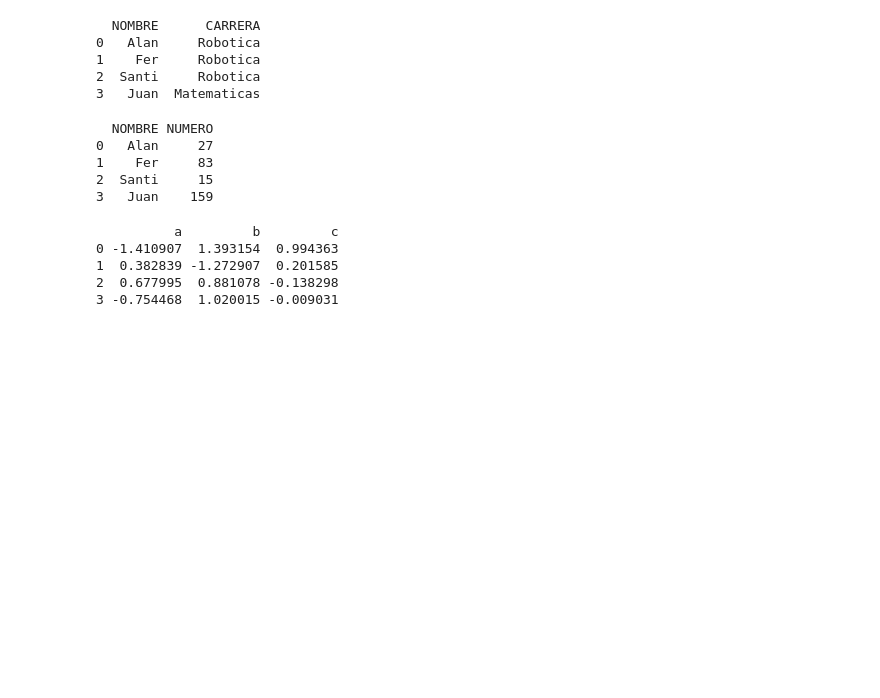
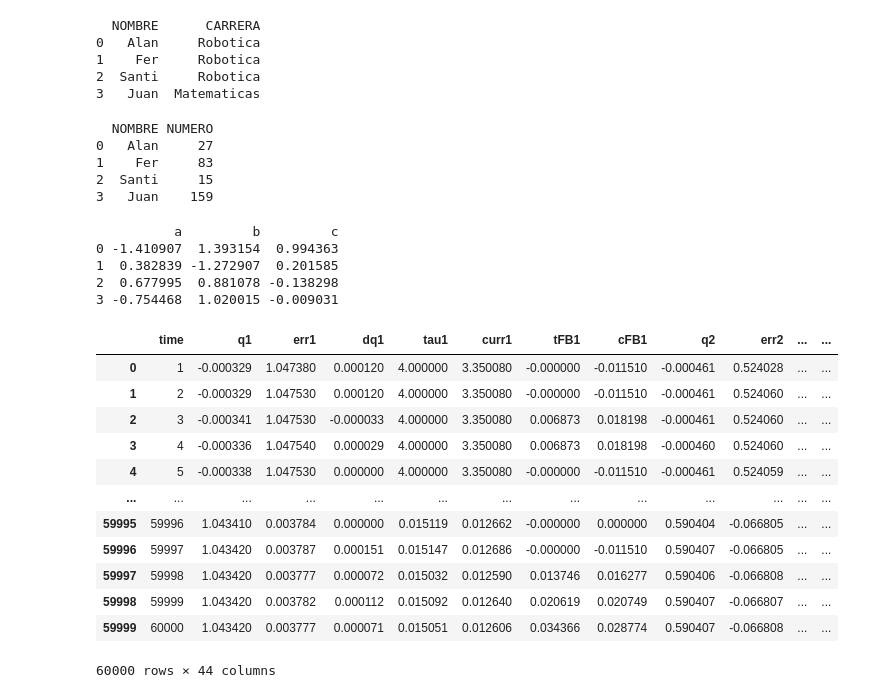
Before and after one commit to AlanDeltax/repositorio-prueba, a Jupyter notebook: PruebasPandas.ipynb, the cells around one changed output. Drawn from its saved outputs; the diff is of its cells as text; code cells hidden in the pictures; blank space fills up the shorter version.

```diff
--- a/PruebasPandas.ipynb
+++ b/PruebasPandas.ipynb
@@ -131,3 +131,20 @@ print(randomDF)
 1  0.382839 -1.272907  0.201585
 2  0.677995  0.881078 -0.138298
 3 -0.754468  1.020015 -0.009031
+# %%
+ResCon = pd.read_csv('Test 10.csv')
+ResCon
+# %% [output]
+|  | time | q1 | err1 | dq1 | tau1 | curr1 | tFB1 | cFB1 | q2 | err2 | ... | ... |
+| 0 | 1 | -0.000329 | 1.047380 | 0.000120 | 4.000000 | 3.350080 | -0.000000 | -0.011510 | -0.000461 | 0.524028 | ... | ... |
+| 1 | 2 | -0.000329 | 1.047530 | 0.000120 | 4.000000 | 3.350080 | -0.000000 | -0.011510 | -0.000461 | 0.524060 | ... | ... |
+| 2 | 3 | -0.000341 | 1.047530 | -0.000033 | 4.000000 | 3.350080 | 0.006873 | 0.018198 | -0.000461 | 0.524060 | ... | ... |
+| 3 | 4 | -0.000336 | 1.047540 | 0.000029 | 4.000000 | 3.350080 | 0.006873 | 0.018198 | -0.000460 | 0.524060 | ... | ... |
+| 4 | 5 | -0.000338 | 1.047530 | 0.000000 | 4.000000 | 3.350080 | -0.000000 | -0.011510 | -0.000461 | 0.524059 | ... | ... |
+| ... | ... | ... | ... | ... | ... | ... | ... | ... | ... | ... | ... | ... |
+| 59995 | 59996 | 1.043410 | 0.003784 | 0.000000 | 0.015119 | 0.012662 | -0.000000 | 0.000000 | 0.590404 | -0.066805 | ... | ... |
+| 59996 | 59997 | 1.043420 | 0.003787 | 0.000151 | 0.015147 | 0.012686 | -0.000000 | -0.011510 | 0.590407 | -0.066805 | ... | ... |
+| 59997 | 59998 | 1.043420 | 0.003777 | 0.000072 | 0.015032 | 0.012590 | 0.013746 | 0.016277 | 0.590406 | -0.066808 | ... | ... |
+| 59998 | 59999 | 1.043420 | 0.003782 | 0.000112 | 0.015092 | 0.012640 | 0.020619 | 0.020749 | 0.590407 | -0.066807 | ... | ... |
+| 59999 | 60000 | 1.043420 | 0.003777 | 0.000071 | 0.015051 | 0.012606 | 0.034366 | 0.028774 | 0.590407 | -0.066808 | ... | ... |
+60000 rows × 44 columns
```
Also changed, not shown: parts of 2 cells of this notebook.
